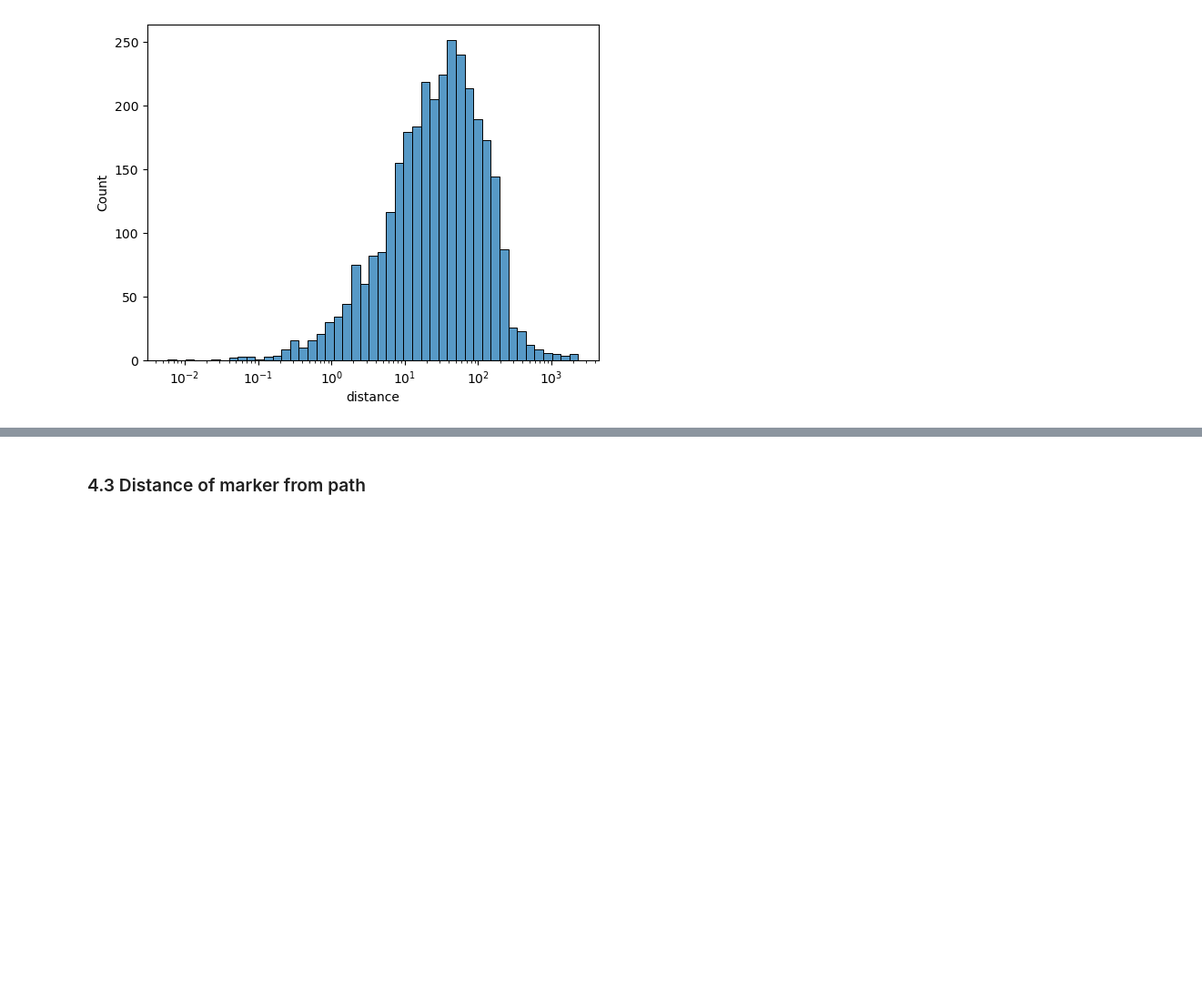
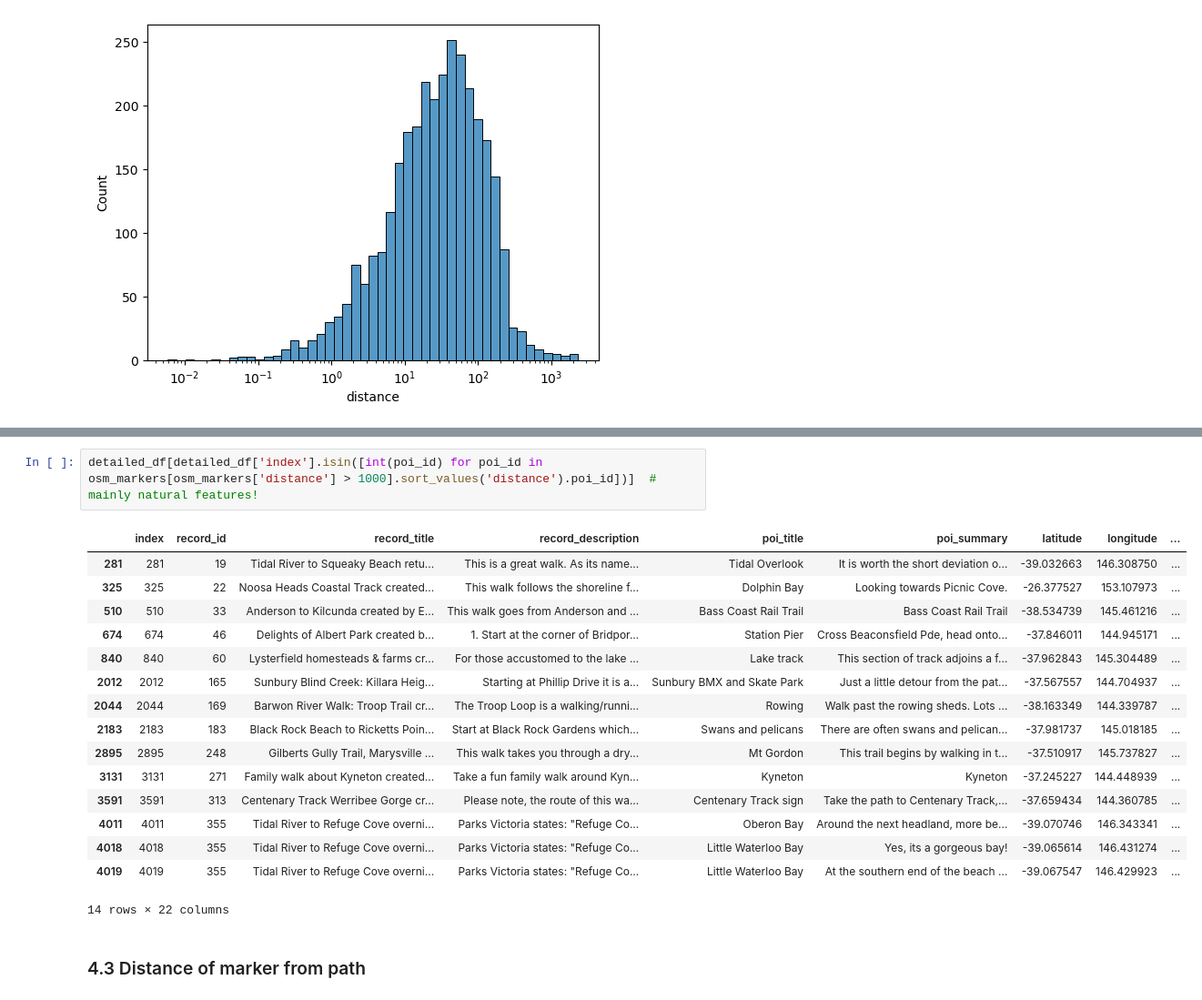
Before and after one commit to hamzeiehsan/leisure-walking-analysis, a Jupyter notebook: 4. final analysis.ipynb, the cells around one changed output, grey strips where cells are left out. Shown at 91% size. Saved outputs shown, nothing was run; the diff lists cells and outputs as text; blank space fills up the shorter version.

```diff
--- a/4. final analysis.ipynb
+++ b/4. final analysis.ipynb
@@ -1018,3 +1021,22 @@ osm_markers[osm_markers['distance'] > 300].sort_values('distance')  # could be a
+# %%
+detailed_df[detailed_df['index'].isin([int(poi_id) for poi_id in osm_markers[osm_markers['distance'] > 1000].sort_values('distance').poi_id])]  # mainly natural features!
+# %% [output]
+|  | index | record_id | record_title | record_description | poi_title | poi_summary | latitude | longitude | ... |
+| 281 | 281 | 19 | Tidal River to Squeaky Beach retu... | This is a great walk. As its name... | Tidal Overlook | It is worth the short deviation o... | -39.032663 | 146.308750 | ... |
+| 325 | 325 | 22 | Noosa Heads Coastal Track created... | This walk follows the shoreline f... | Dolphin Bay | Looking towards Picnic Cove. | -26.377527 | 153.107973 | ... |
+| 510 | 510 | 33 | Anderson to Kilcunda created by E... | This walk goes from Anderson and ... | Bass Coast Rail Trail | Bass Coast Rail Trail | -38.534739 | 145.461216 | ... |
+| 674 | 674 | 46 | Delights of Albert Park created b... | 1. Start at the corner of Bridpor... | Station Pier | Cross Beaconsfield Pde, head onto... | -37.846011 | 144.945171 | ... |
+| 840 | 840 | 60 | Lysterfield homesteads & farms cr... | For those accustomed to the lake ... | Lake track | This section of track adjoins a f... | -37.962843 | 145.304489 | ... |
+| 2012 | 2012 | 165 | Sunbury Blind Creek: Killara Heig... | Starting at Phillip Drive it is a... | Sunbury BMX and Skate Park | Just a little detour from the pat... | -37.567557 | 144.704937 | ... |
+| 2044 | 2044 | 169 | Barwon River Walk: Troop Trail cr... | The Troop Loop is a walking/runni... | Rowing | Walk past the rowing sheds. Lots ... | -38.163349 | 144.339787 | ... |
+| 2183 | 2183 | 183 | Black Rock Beach to Ricketts Poin... | Start at Black Rock Gardens which... | Swans and pelicans | There are often swans and pelican... | -37.981737 | 145.018185 | ... |
+| 2895 | 2895 | 248 | Gilberts Gully Trail, Marysville ... | This walk takes you through a dry... | Mt Gordon | This trail begins by walking in t... | -37.510917 | 145.737827 | ... |
+| 3131 | 3131 | 271 | Family walk about Kyneton created... | Take a fun family walk around Kyn... | Kyneton | Kyneton | -37.245227 | 144.448939 | ... |
+| 3591 | 3591 | 313 | Centenary Track Werribee Gorge cr... | Please note, the route of this wa... | Centenary Track sign | Take the path to Centenary Track,... | -37.659434 | 144.360785 | ... |
+| 4011 | 4011 | 355 | Tidal River to Refuge Cove overni... | Parks Victoria states: "Refuge Co... | Oberon Bay | Around the next headland, more be... | -39.070746 | 146.343341 | ... |
+| 4018 | 4018 | 355 | Tidal River to Refuge Cove overni... | Parks Victoria states: "Refuge Co... | Little Waterloo Bay | Yes, its a gorgeous bay! | -39.065614 | 146.431274 | ... |
+| 4019 | 4019 | 355 | Tidal River to Refuge Cove overni... | Parks Victoria states: "Refuge Co... | Little Waterloo Bay | At the southern end of the beach ... | -39.067547 | 146.429923 | ... |
+14 rows × 22 columns
 # %% [markdown]
 ### 4.3 Distance of marker from path
 # %%
```
Also changed, not shown: parts of 2 cells of this notebook, 2 other files.
